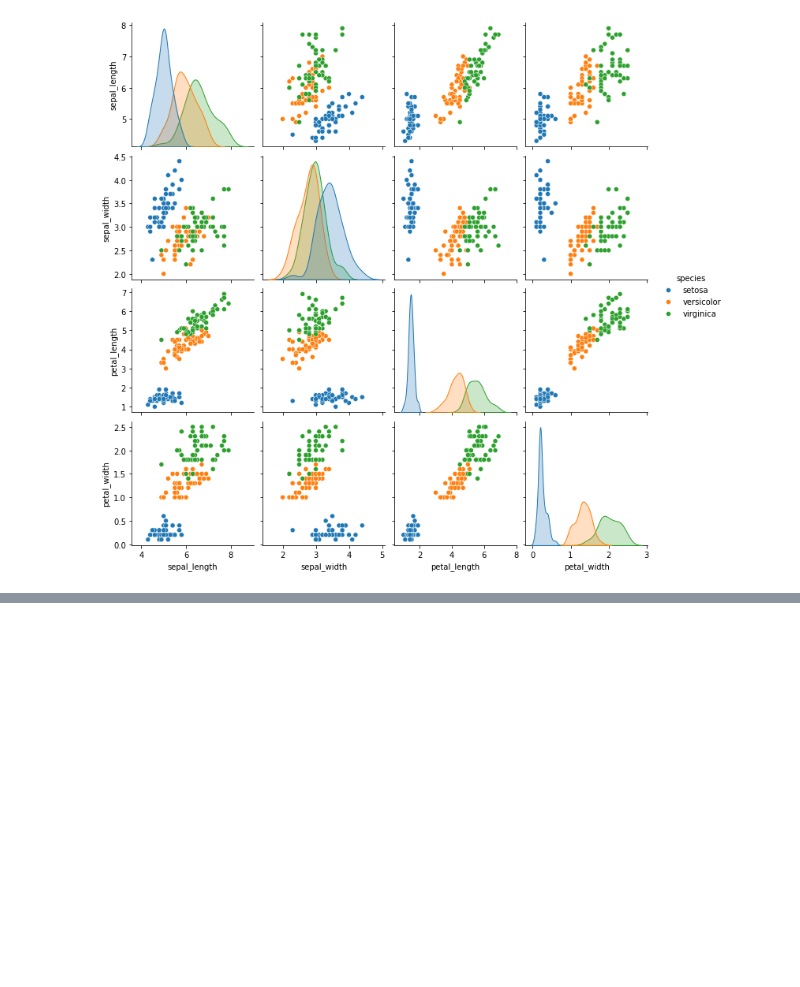
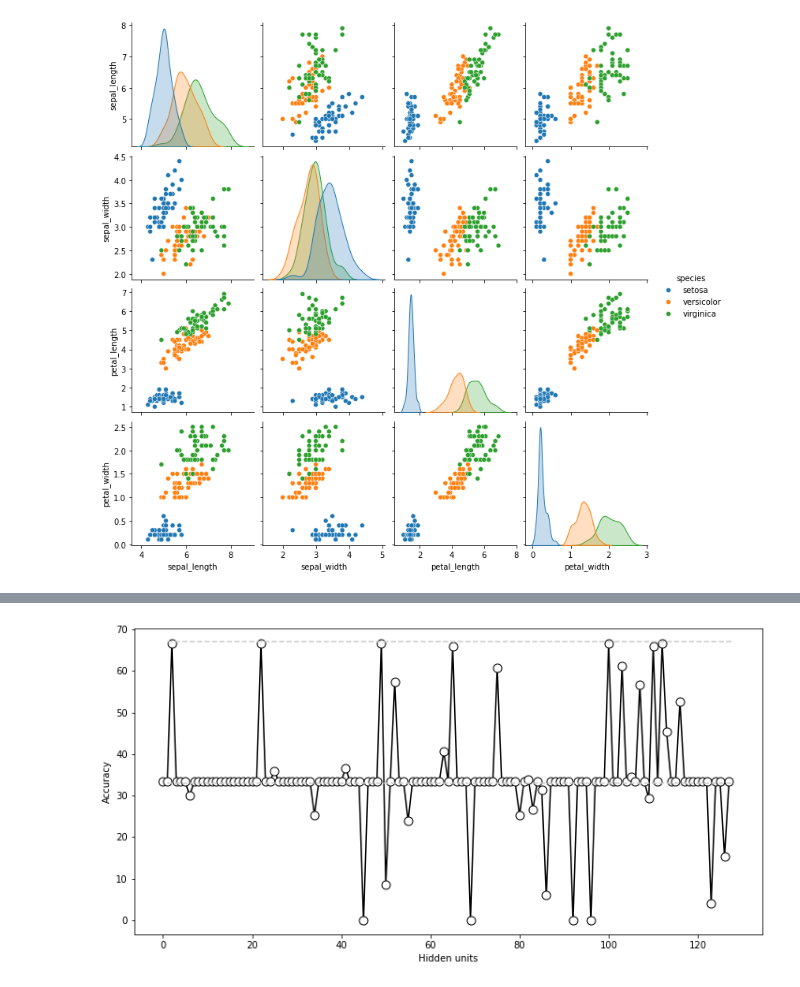
Before and after one commit to yashasvirp/Udemy_DL, a Jupyter notebook: src/Multilayer ANNs and Multi-output ANN.ipynb, the cells around one changed output, grey strips where cells are left out. Cells and saved outputs as stored; diff of their text form; code cells hidden in the pictures; blank space fills up the shorter version.

```diff
--- a/src/Multilayer ANNs and Multi-output ANN.ipynb
+++ b/src/Multilayer ANNs and Multi-output ANN.ipynb
@@ -177,0 +328,40 @@ plt.show()
+# %%
+def TrainModel(ANN, lossfn, optim):
+    for i in range(nEp):
+
+        #forward pass
+        yHat = ANN(data)
+        # compute loss
+        loss = lossfn(yHat, labels)
+
+        # backprop
+        optim.zero_grad()
+        loss.backward()
+        optim.step()
+
+    # prediction
+    pred = ANN(data)
+    pred_labels = torch.argmax(pred, axis=1)
+    totalAcc = 100*torch.mean((pred_labels == labels).float())
+    return totalAcc
+# %%
+n_hidden = np.arange(1,129)
+nEp = 150
+acc = []
+
+for i in n_hidden:
+    ANN, lossfn, optim = CreateANN(i)
+
+    accuracy = TrainModel(ANN, lossfn, optim)
+    acc.append(accuracy)
+# %%
+fig, ax = plt.subplots(1, figsize=(12,6))
+
+ax.plot(acc, 'ko-', markerfacecolor='w', markersize=9)
+ax.plot(n_hidden[[0,-1]], [33,33], '--', color=[.8,.8,.8])
+ax.plot(n_hidden[[0,-1]], [67,67], '--', color=[.8,.8,.8])
+ax.set_ylabel('Accuracy')
+ax.set_xlabel('Hidden units')
+plt.show()
+# %% [output]
+[figure, added]
```
Also changed, not shown: parts of 44 cells of this notebook, 1 other file.
